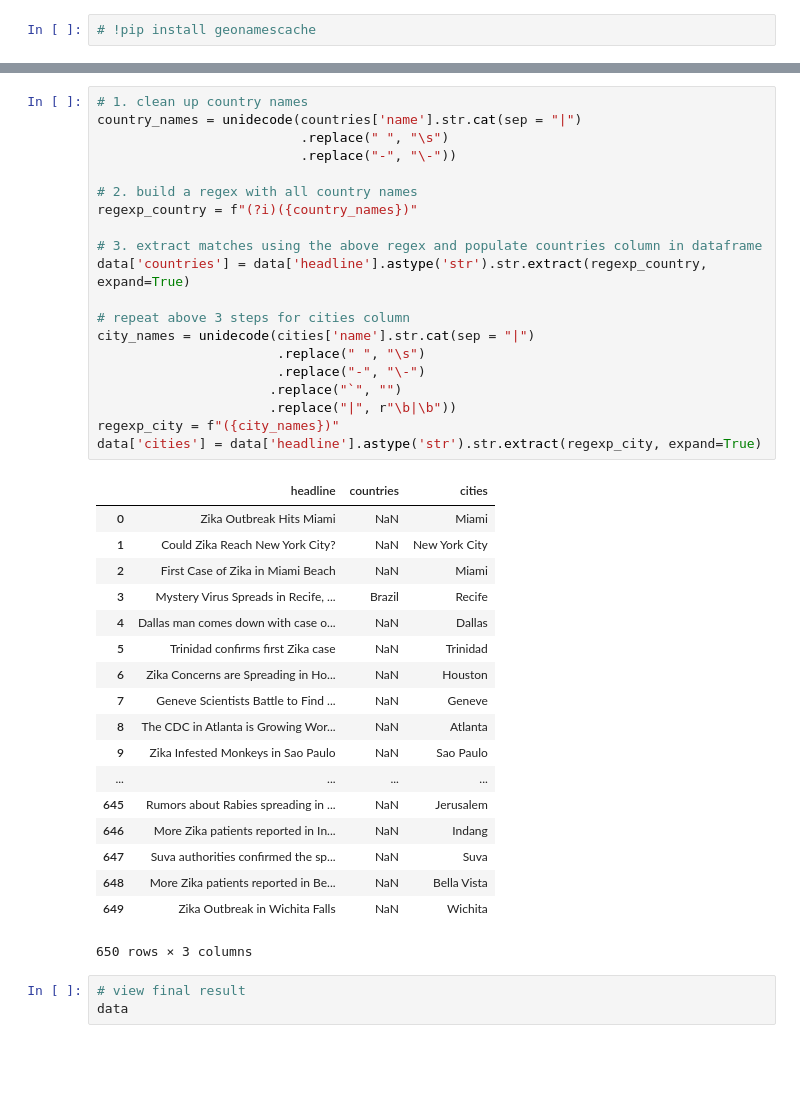
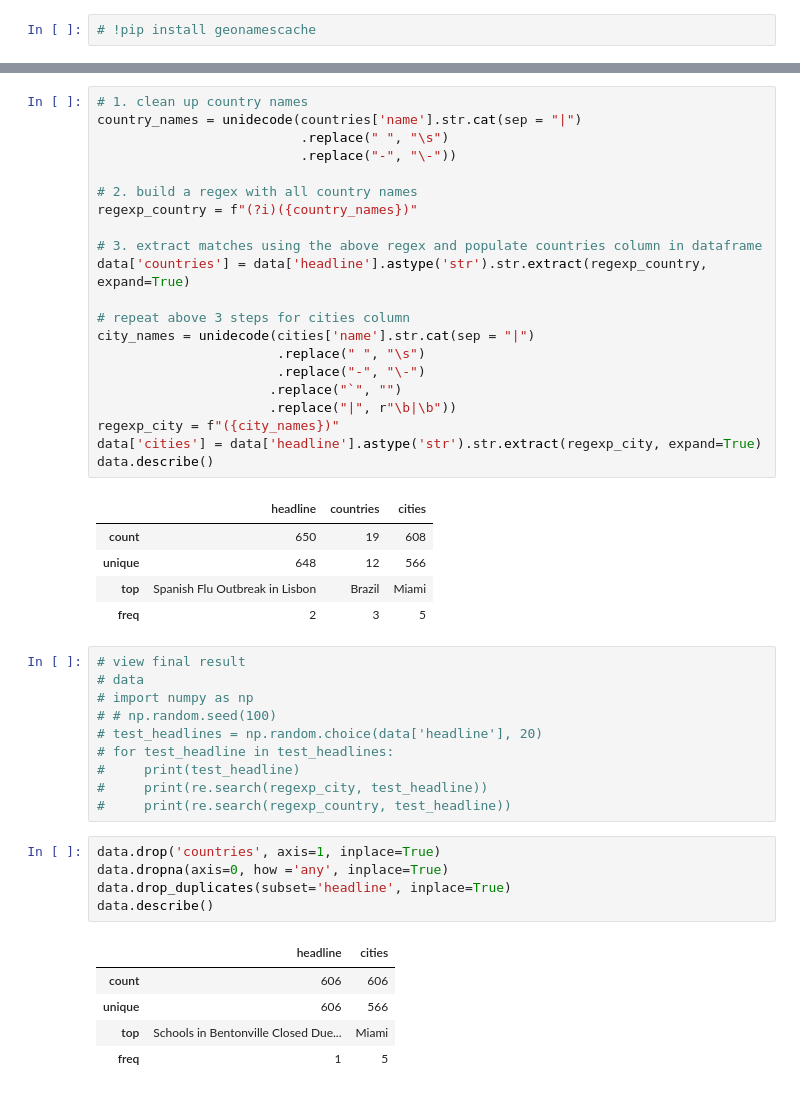
Before and after one commit to desaetiis/manning_live_projects, a Jupyter notebook: discovering-disease-outbreaks-base.ipynb, the cells around one changed output, grey strips where cells are left out. Cells and saved outputs as stored; diff of their text form; blank space fills up the shorter version.

```diff
--- a/discovering-disease-outbreaks-base.ipynb
+++ b/discovering-disease-outbreaks-base.ipynb
@@ -31,42 +50,48 @@ cities = pd.DataFrame.from_dict(cities, orient='index')
 # %%
 # 1. clean up country names
 country_names = unidecode(countries['name'].str.cat(sep = "|")
                           .replace(" ", "\s")
                           .replace("-", "\-"))
 
 # 2. build a regex with all country names
 regexp_country = f"(?i)({country_names})"
 
 # 3. extract matches using the above regex and populate countries column in dataframe
 data['countries'] = data['headline'].astype('str').str.extract(regexp_country, expand=True)
 
 # repeat above 3 steps for cities column
 city_names = unidecode(cities['name'].str.cat(sep = "|")
                        .replace(" ", "\s")
                        .replace("-", "\-")
                       .replace("`", "")
                       .replace("|", r"\b|\b"))
 regexp_city = f"({city_names})"
 data['cities'] = data['headline'].astype('str').str.extract(regexp_city, expand=True)
+data.describe()
 # %% [output]
 |  | headline | countries | cities |
-| 0 | Zika Outbreak Hits Miami | NaN | Miami |
-| 1 | Could Zika Reach New York City? | NaN | New York City |
-| 2 | First Case of Zika in Miami Beach | NaN | Miami |
-| 3 | Mystery Virus Spreads in Recife, ... | Brazil | Recife |
-| 4 | Dallas man comes down with case o... | NaN | Dallas |
-| 5 | Trinidad confirms first Zika case | NaN | Trinidad |
-| 6 | Zika Concerns are Spreading in Ho... | NaN | Houston |
-| 7 | Geneve Scientists Battle to Find ... | NaN | Geneve |
-| 8 | The CDC in Atlanta is Growing Wor... | NaN | Atlanta |
-| 9 | Zika Infested Monkeys in Sao Paulo | NaN | Sao Paulo |
-| ... | ... | ... | ... |
-| 645 | Rumors about Rabies spreading in ... | NaN | Jerusalem |
-| 646 | More Zika patients reported in In... | NaN | Indang |
-| 647 | Suva authorities confirmed the sp... | NaN | Suva |
-| 648 | More Zika patients reported in Be... | NaN | Bella Vista |
-| 649 | Zika Outbreak in Wichita Falls | NaN | Wichita |
+| count | 650 | 19 | 608 |
+| unique | 648 | 12 | 566 |
+| top | Spanish Flu Outbreak in Lisbon | Brazil | Miami |
+| freq | 2 | 3 | 5 |
-650 rows × 3 columns
-# %%
-# view final result
-data
+# %%
+# view final result
+# data
+# import numpy as np
+# # np.random.seed(100)
+# test_headlines = np.random.choice(data['headline'], 20)
+# for test_headline in test_headlines:
+#     print(test_headline)
+#     print(re.search(regexp_city, test_headline))
+#     print(re.search(regexp_country, test_headline))
+# %%
+data.drop('countries', axis=1, inplace=True)
+data.dropna(axis=0, how ='any', inplace=True)
+data.drop_duplicates(subset='headline', inplace=True)
+data.describe()
+# %% [output]
+|  | headline | cities |
+| count | 606 | 606 |
+| unique | 606 | 566 |
+| top | Schools in Bentonville Closed Due... | Miami |
+| freq | 1 | 5 |
```
Also changed, not shown: parts of 4 cells of this notebook.
